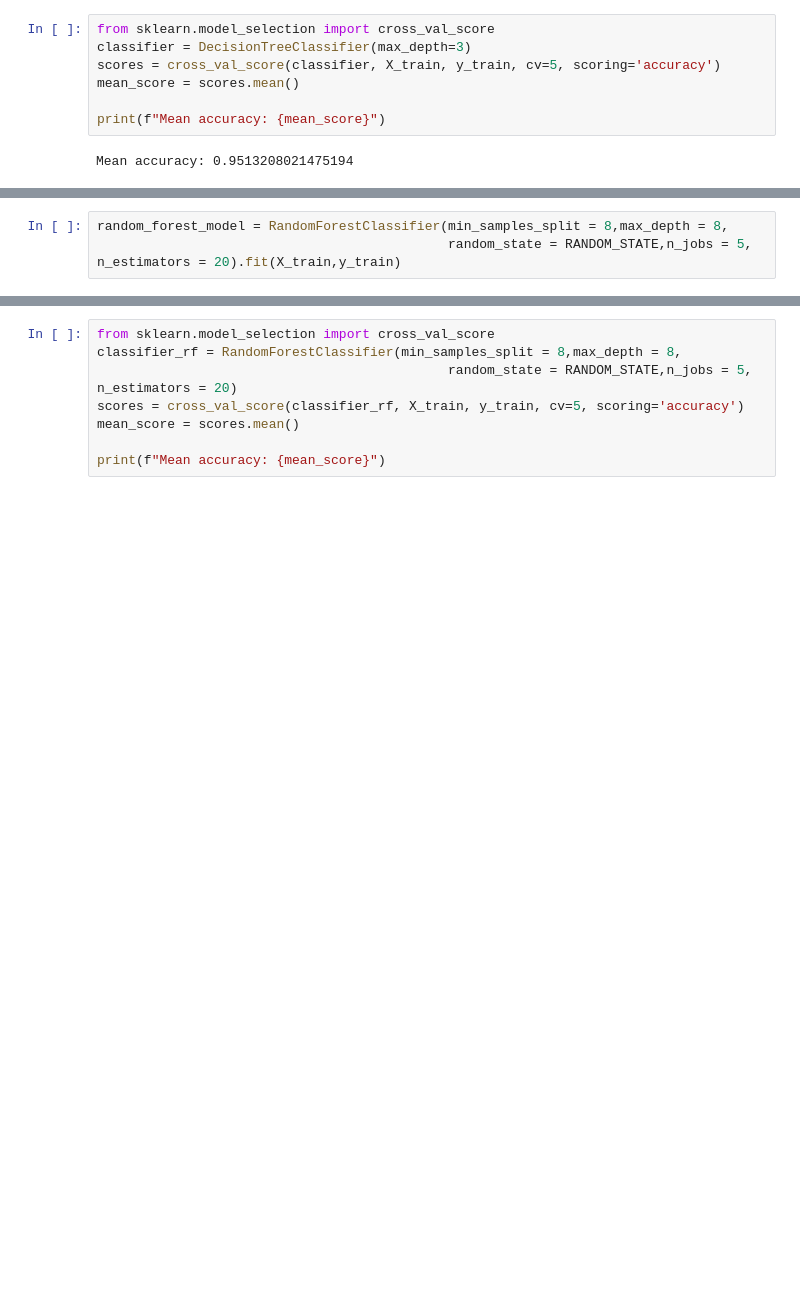
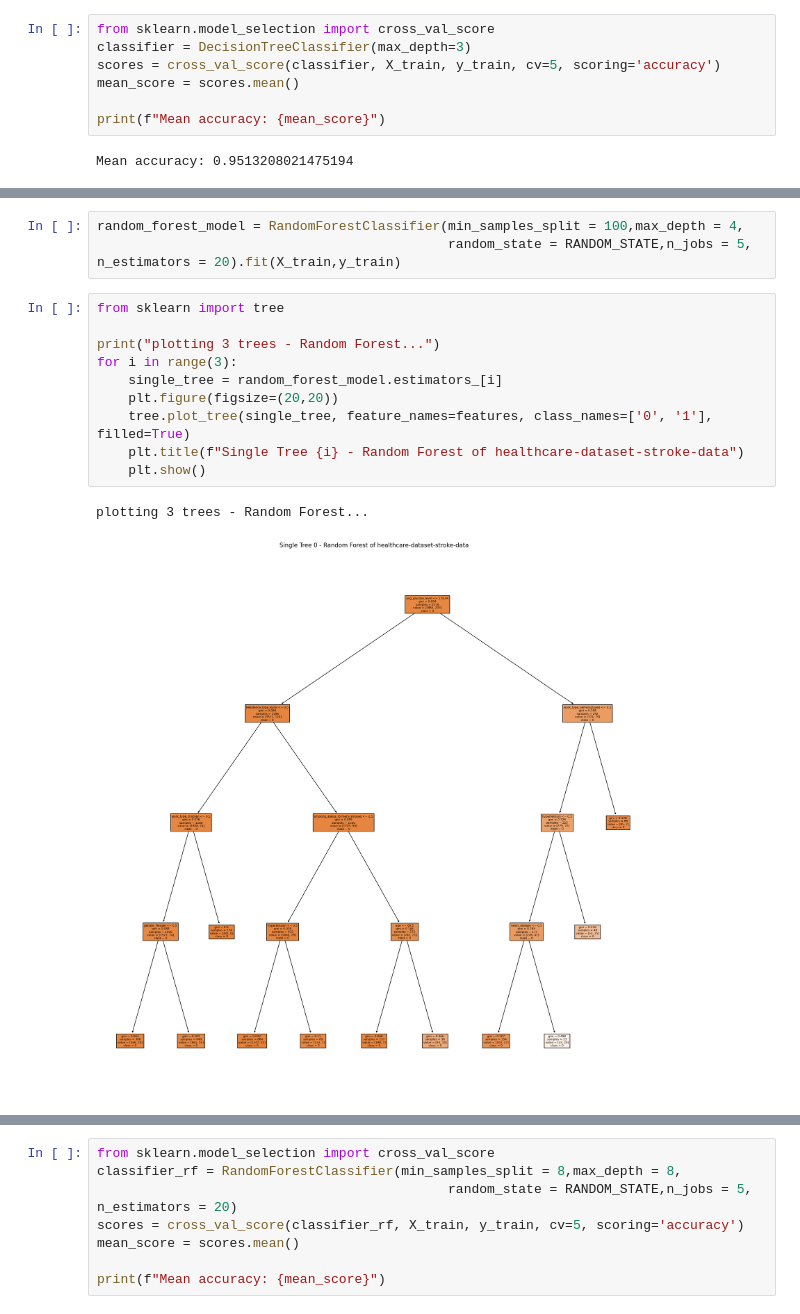
Before and after one commit to jayvatti/MLNotebookArchives, a Jupyter notebook: dTrees.ipynb, the cells around one changed output, grey strips where cells are left out. Cells and saved outputs as stored; diff of their text form; blank space fills up the shorter version.

```diff
--- a/dTrees.ipynb
+++ b/dTrees.ipynb
@@ -727,3 +741,16 @@ plt.show()
+# %%
+random_forest_model = RandomForestClassifier(min_samples_split = 100,max_depth = 4,
+                                             random_state = RANDOM_STATE,n_jobs = 5, n_estimators = 20).fit(X_train,y_train)
 # %%
-random_forest_model = RandomForestClassifier(min_samples_split = 8,max_depth = 8,
-                                             random_state = RANDOM_STATE,n_jobs = 5, n_estimators = 20).fit(X_train,y_train)
+from sklearn import tree
+
+print("plotting 3 trees - Random Forest...")
+for i in range(3):
+    single_tree = random_forest_model.estimators_[i]
+    plt.figure(figsize=(20,20))
+    tree.plot_tree(single_tree, feature_names=features, class_names=['0', '1'], filled=True)
+    plt.title(f"Single Tree {i} - Random Forest of healthcare-dataset-stroke-data")
+    plt.show()
+# %% [output]
+plotting 3 trees - Random Forest...
+[figure, added]
```
Also changed, not shown: parts of 11 cells of this notebook.
